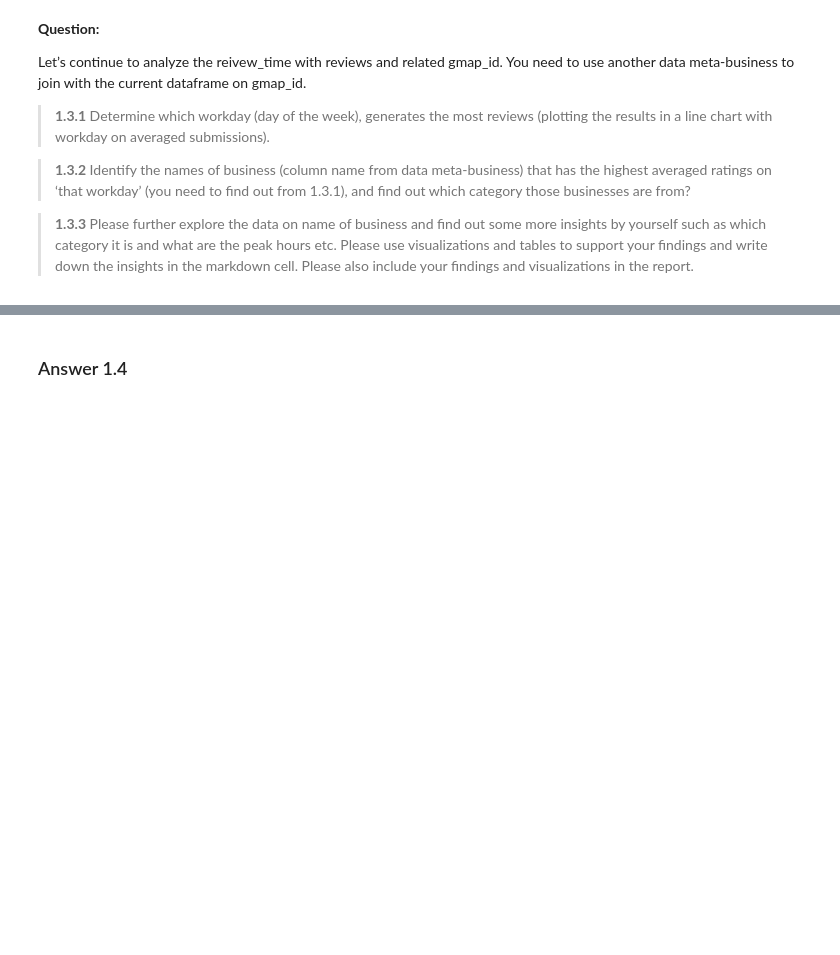
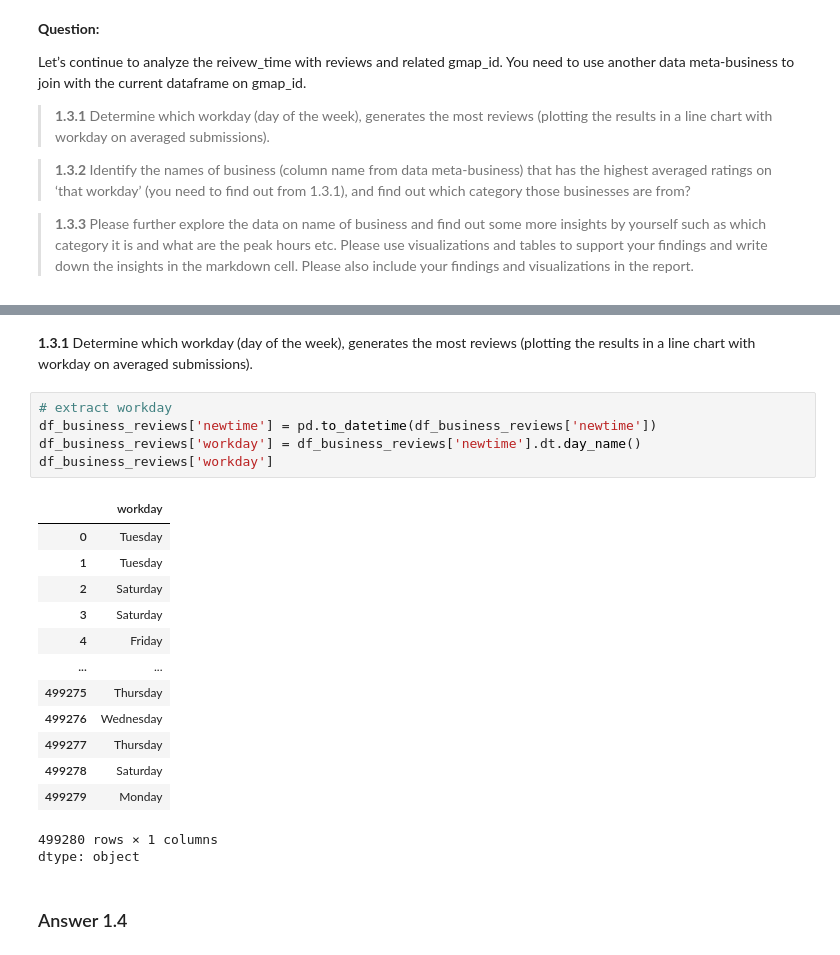
Before and after one commit to soumitkundu/SIG742-EndTermAssignment, a Jupyter notebook: SIG742Task2-Group-13.ipynb, the cells around one changed output, grey strips where cells are left out. Saved outputs shown, nothing was run; the diff lists cells and outputs as text; blank space fills up the shorter version.

```diff
--- a/SIG742Task2-Group-13.ipynb
+++ b/SIG742Task2-Group-13.ipynb
@@ -186,3 +257,25 @@ Let’s continue to analyze the reivew_time with reviews and related gmap_id. Yo
+# %% [markdown]
+**1.3.1** Determine which workday (day of the week), generates the most reviews (plotting the results in a line chart with workday on averaged submissions).
+# %%
+# extract workday
+df_business_reviews['newtime'] = pd.to_datetime(df_business_reviews['newtime'])
+df_business_reviews['workday'] = df_business_reviews['newtime'].dt.day_name()
+df_business_reviews['workday']
+# %% [output]
+|  | workday |
+| 0 | Tuesday |
+| 1 | Tuesday |
+| 2 | Saturday |
+| 3 | Saturday |
+| 4 | Friday |
+| ... | ... |
+| 499275 | Thursday |
+| 499276 | Wednesday |
+| 499277 | Thursday |
+| 499278 | Saturday |
+| 499279 | Monday |
+499280 rows × 1 columns
+dtype: object
 # %% [markdown]
 ### Answer 1.4
 # %% [markdown]
```
Also changed, not shown: parts of 19 cells of this notebook.
